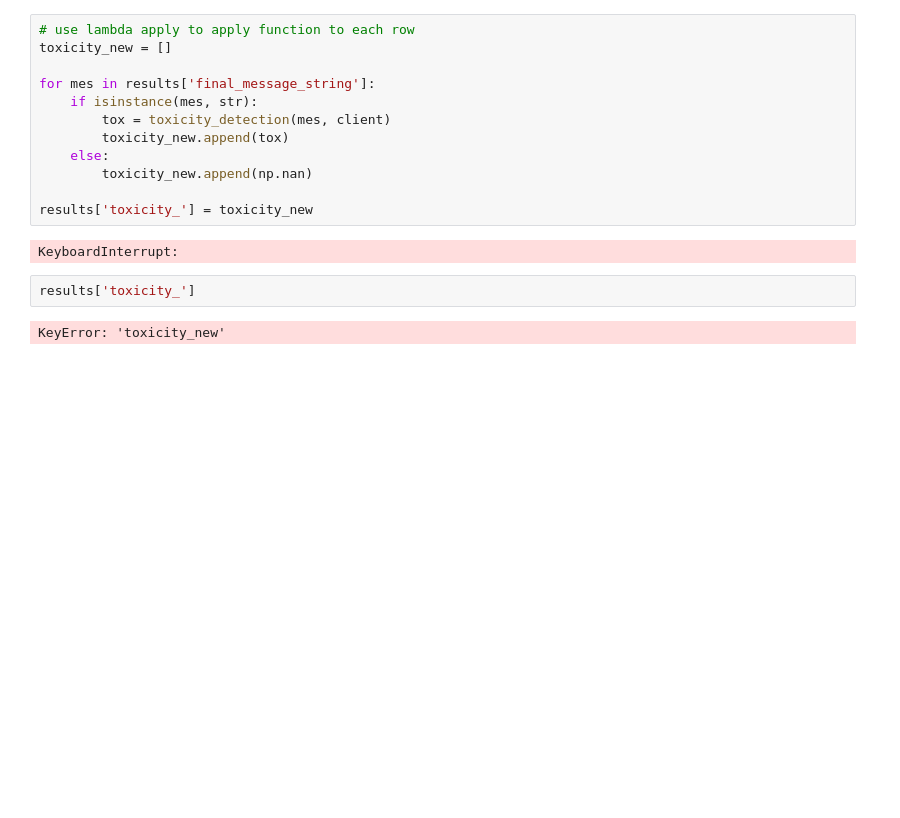
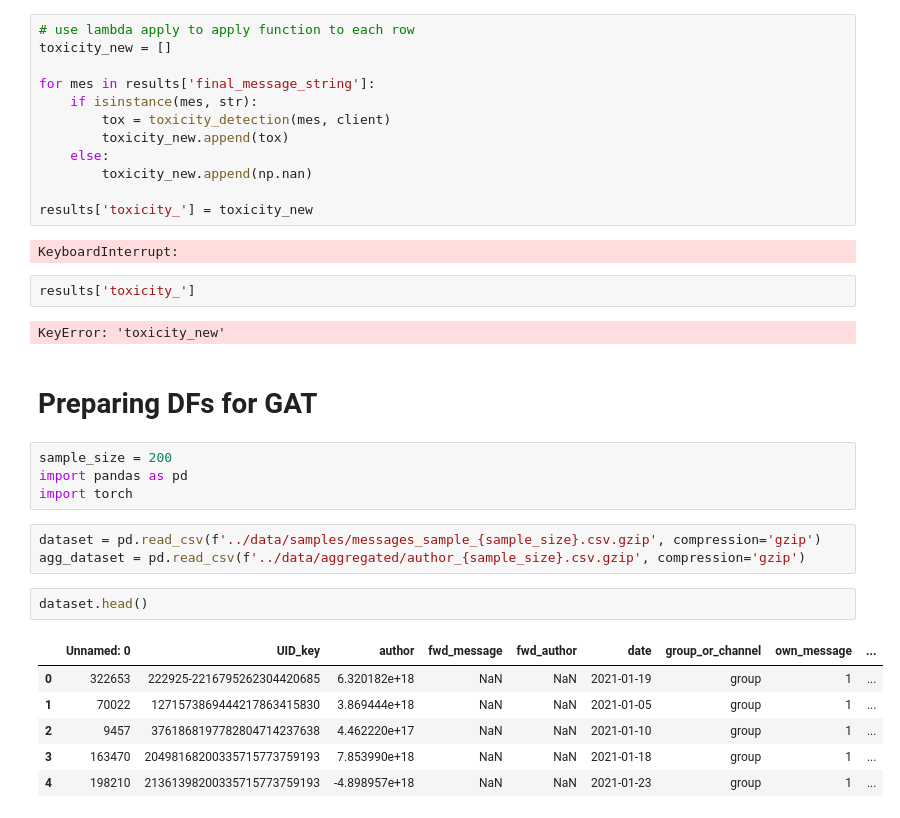
Before and after one commit to krugeremily/DAEGC_Conspiratorial_Actor_Typology, a Jupyter notebook: notebooks/Exploration.ipynb, the cells around one changed output. Saved outputs shown, nothing was run; the diff lists cells and outputs as text; blank space fills up the shorter version.

```diff
--- a/notebooks/Exploration.ipynb
+++ b/notebooks/Exploration.ipynb
@@ -1290,3 +1290,21 @@ KeyboardInterrupt:
 results['toxicity_']
 # %% [output]
 KeyError: 'toxicity_new'
+# %% [markdown]
+# Preparing DFs for GAT
+# %%
+sample_size = 200
+import pandas as pd
+import torch
+# %%
+dataset = pd.read_csv(f'../data/samples/messages_sample_{sample_size}.csv.gzip', compression='gzip')
+agg_dataset = pd.read_csv(f'../data/aggregated/author_{sample_size}.csv.gzip', compression='gzip')
+# %%
+dataset.head()
+# %% [output]
+|  | Unnamed: 0 | UID_key | author | fwd_message | fwd_author | date | group_or_channel | own_message | ... |
+| 0 | 322653 | 222925-2216795262304420685 | 6.320182e+18 | NaN | NaN | 2021-01-19 | group | 1 | ... |
+| 1 | 70022 | 1271573869444217863415830 | 3.869444e+18 | NaN | NaN | 2021-01-05 | group | 1 | ... |
+| 2 | 9457 | 3761868197782804714237638 | 4.462220e+17 | NaN | NaN | 2021-01-10 | group | 1 | ... |
+| 3 | 163470 | 20498168200335715773759193 | 7.853990e+18 | NaN | NaN | 2021-01-18 | group | 1 | ... |
+| 4 | 198210 | 21361398200335715773759193 | -4.898957e+18 | NaN | NaN | 2021-01-23 | group | 1 | ... |
```
Also changed, not shown: parts of 5 cells of this notebook, 7 other files.
